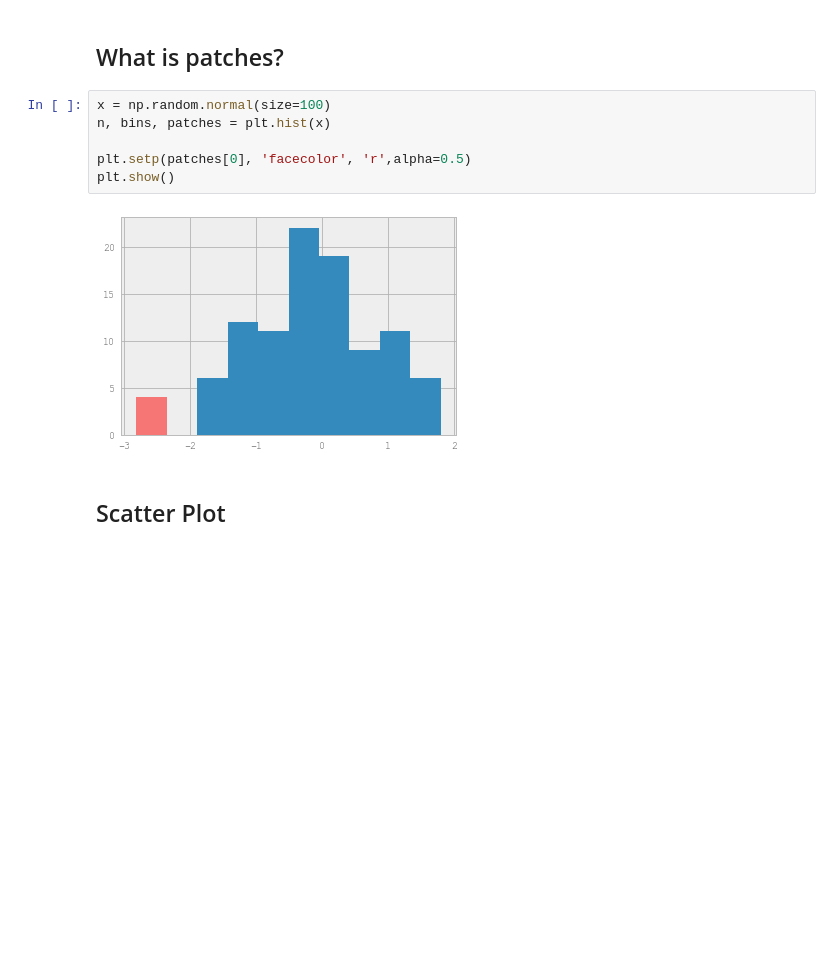
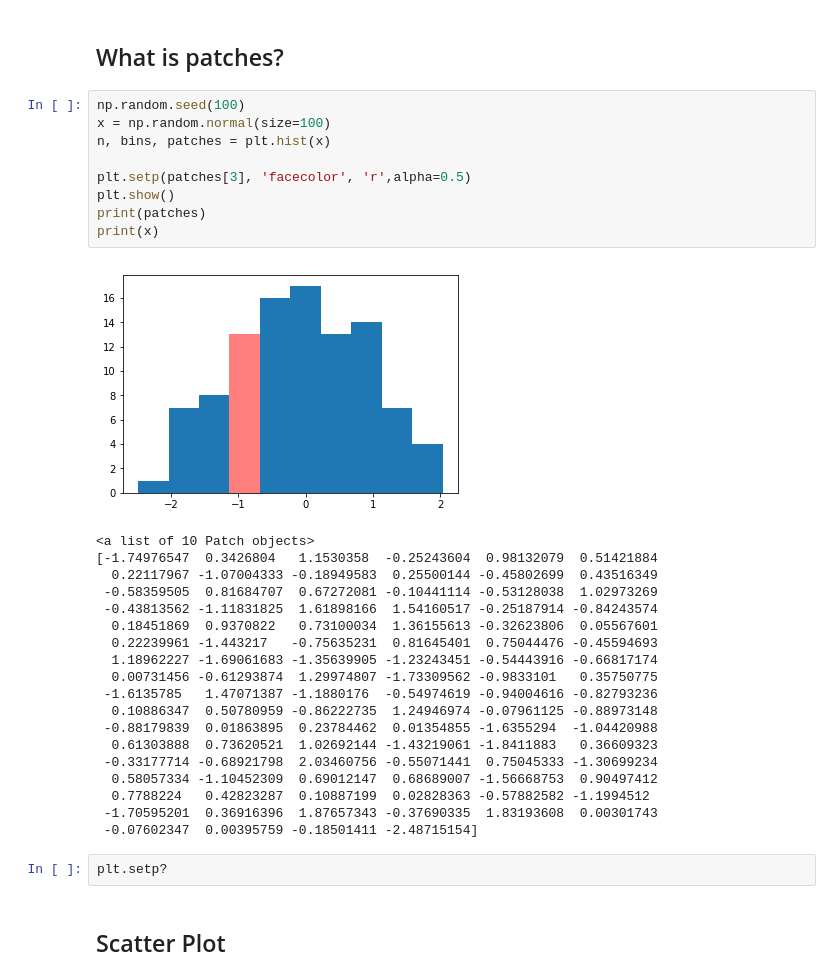
Before and after one commit to north-jewel/data_analysis, a Jupyter notebook: matplotlib.ipynb, the cells around one changed output. Saved outputs shown, nothing was run; the diff lists cells and outputs as text; blank space fills up the shorter version.

```diff
--- a/matplotlib.ipynb
+++ b/matplotlib.ipynb
@@ -142,13 +127,36 @@ print(bins)
 # %% [markdown]
 ## What is patches?
 # %%
+np.random.seed(100)
 x = np.random.normal(size=100)
 n, bins, patches = plt.hist(x)
 
-plt.setp(patches[0], 'facecolor', 'r',alpha=0.5)
+plt.setp(patches[3], 'facecolor', 'r',alpha=0.5)
 plt.show()
+print(patches)
+print(x)
 # %% [output]
-[figure, old version]
+[figure, new version]
+<a list of 10 Patch objects>
+[-1.74976547  0.3426804   1.1530358  -0.25243604  0.98132079  0.51421884
+  0.22117967 -1.07004333 -0.18949583  0.25500144 -0.45802699  0.43516349
+ -0.58359505  0.81684707  0.67272081 -0.10441114 -0.53128038  1.02973269
+ -0.43813562 -1.11831825  1.61898166  1.54160517 -0.25187914 -0.84243574
+  0.18451869  0.9370822   0.73100034  1.36155613 -0.32623806  0.05567601
+  0.22239961 -1.443217   -0.75635231  0.81645401  0.75044476 -0.45594693
+  1.18962227 -1.69061683 -1.35639905 -1.23243451 -0.54443916 -0.66817174
+  0.00731456 -0.61293874  1.29974807 -1.73309562 -0.9833101   0.35750775
+ -1.6135785   1.47071387 -1.1880176  -0.54974619 -0.94004616 -0.82793236
+  0.10886347  0.50780959 -0.86222735  1.24946974 -0.07961125 -0.88973148
+ -0.88179839  0.01863895  0.23784462  0.01354855 -1.6355294  -1.04420988
+  0.61303888  0.73620521  1.02692144 -1.43219061 -1.8411883   0.36609323
+ -0.33177714 -0.68921798  2.03460756 -0.55071441  0.75045333 -1.30699234
+  0.58057334 -1.10452309  0.69012147  0.68689007 -1.56668753  0.90497412
+  0.7788224   0.42823287  0.10887199  0.02828363 -0.57882582 -1.1994512
+ -1.70595201  0.36916396  1.87657343 -0.37690335  1.83193608  0.00301743
+ -0.07602347  0.00395759 -0.18501411 -2.48715154]
+# %%
+plt.setp?
 # %% [markdown]
 ## Scatter Plot
 # %%
```
Also changed, not shown: parts of 16 cells of this notebook, 2 other files.
